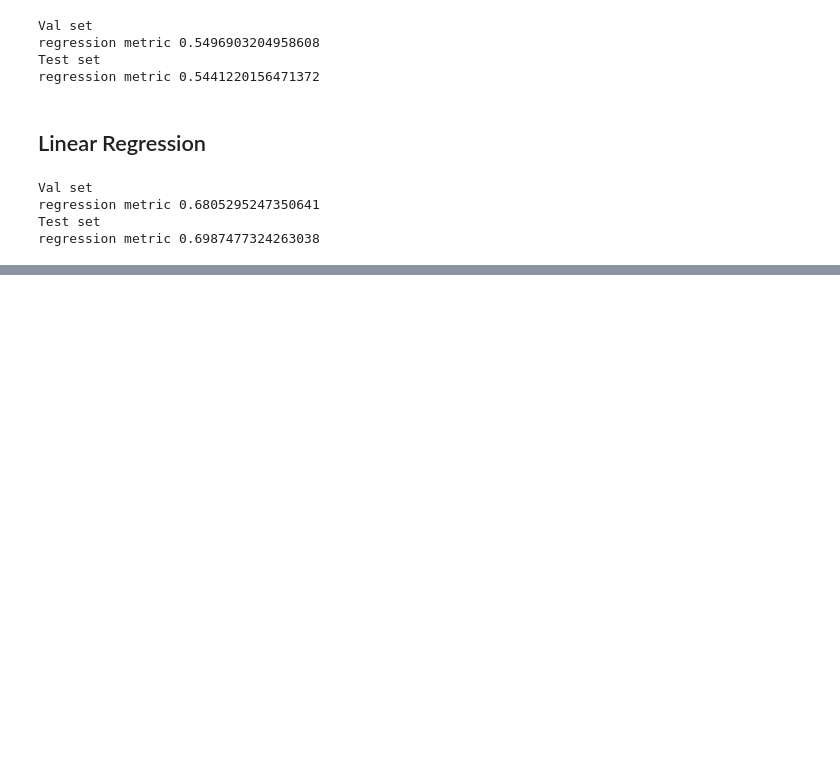
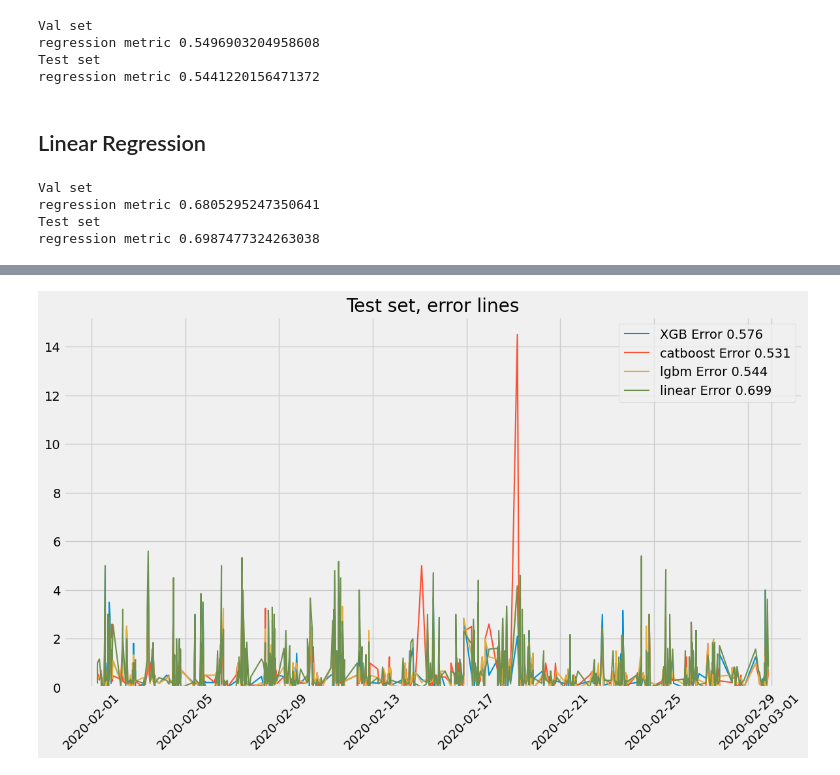
Before and after one commit to jrzkaminski/IndustrialML-ITMO, a Jupyter notebook: Regressors_solutions.ipynb, the cells around one changed output, grey strips where cells are left out. Saved outputs shown, nothing was run; the diff lists cells and outputs as text; code cells hidden in the pictures; blank space fills up the shorter version.

```diff
--- a/Regressors_solutions.ipynb
+++ b/Regressors_solutions.ipynb
@@ -351,0 +447,26 @@ regression metric 0.6987477324263038
+# %%
+X_test_plot = data_test[['lon_center', 'datetime', 'lat_center',  'dayhour', 'weekday', 'is_holiday']]
+y_test_plot = data_test[['datetime', 'sum']]
+y_test_plot
+
+y_test_plot['xgb_error'] = data_test_xgb_error[0]
+y_test_plot['cb_error'] = data_test_cb_error[0]
+y_test_plot['lgbm_error'] = data_test_lgbm_error[0]
+y_test_plot['linear_error'] = data_test_linear_error[0]
+y_test_plot = y_test_plot.sort_values(by='datetime')
+
+plt.figure(figsize=(13, 7))
+plt.grid()
+plt.plot(y_test_plot['datetime'], y_test_plot['xgb_error'], label=f'XGB Error {np.array(data_test_xgb_error).mean():0.3f}', clip_on=False,)
+plt.plot(y_test_plot['datetime'], y_test_plot['cb_error'], label=f'catboost Error {np.array(data_test_cb_error).mean():0.3f}', clip_on=False,)
+plt.plot(y_test_plot['datetime'], y_test_plot['lgbm_error'], label=f'lgbm Error {np.array(data_test_lgbm_error).mean():0.3f}', clip_on=False,)
+plt.plot(y_test_plot['datetime'], y_test_plot['linear_error'], label=f'linear Error {np.array(data_test_linear_error).mean():0.3f}', clip_on=False,)
+
+plt.grid()
+plt.legend(loc='upper right')
+plt.title(f'Test set, error lines') # , metric = {np.array(data_val_xgb_error).mean():.3f}
+plt.xticks(rotation=45)
+plt.ylim(ymin=0)
+plt.show()
+# %% [output]
+[figure, added]
```
Also changed, not shown: parts of 19 cells of this notebook.
